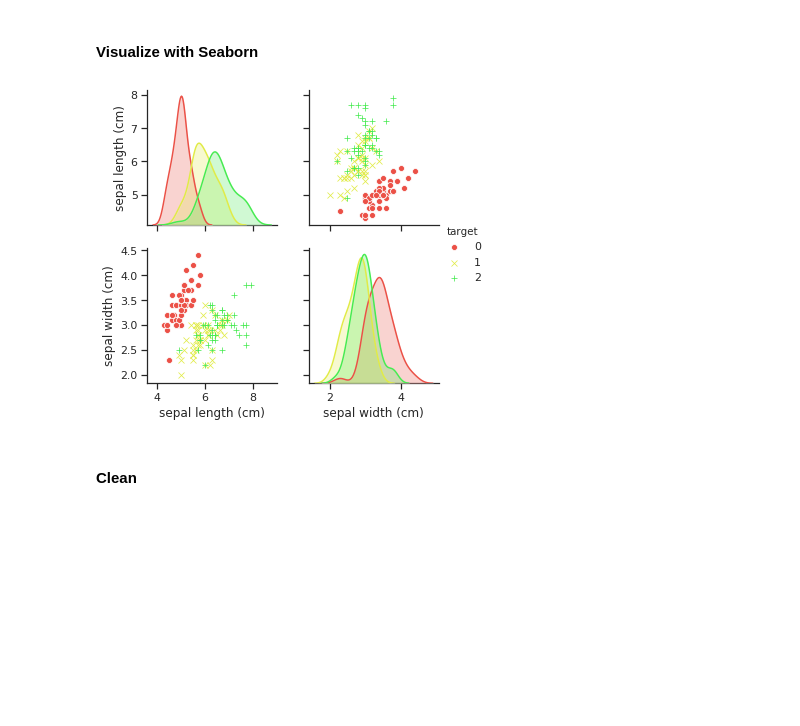
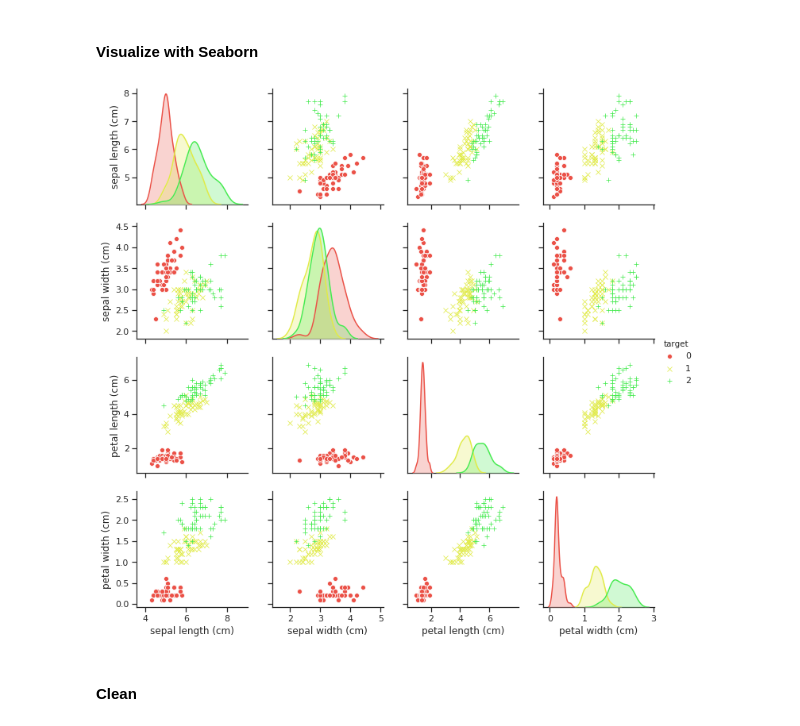
Before and after one commit to ProgressBG-Python-Course/JupyterNotebooksExamples, a Jupyter notebook: Notebooks/ML_Process_with_Iris_Classifier/ML_Process_with_Iris_kNN.ipynb, the cells around one changed output. Drawn from its saved outputs; the diff is of its cells as text; code cells hidden in the pictures; blank space fills up the shorter version.

```diff
--- a/Notebooks/ML_Process_with_Iris_Classifier/ML_Process_with_Iris_kNN.ipynb
+++ b/Notebooks/ML_Process_with_Iris_Classifier/ML_Process_with_Iris_kNN.ipynb
@@ -111,14 +112,16 @@ pd.concat([min_values, max_values], keys=['min', 'max'])
 # %%
 sns.set(style="ticks", color_codes=True)
 g = sns.pairplot(iris_df,
                  hue = 'target',
                  vars=['sepal length (cm)',
                        'sepal width (cm)',
+                       'petal length (cm)',
+                       'petal width (cm)',
                       ],
                  palette=sns.hls_palette(6, l=.6, s=.8),
                  markers=['o','x','+'])
 # %% [output]
-[figure, old version]
+[figure, new version]
 # %% [markdown]
 #### Clean
 # %% [markdown]
```
Also changed, not shown: parts of 1 cell of this notebook, 2 other files.
